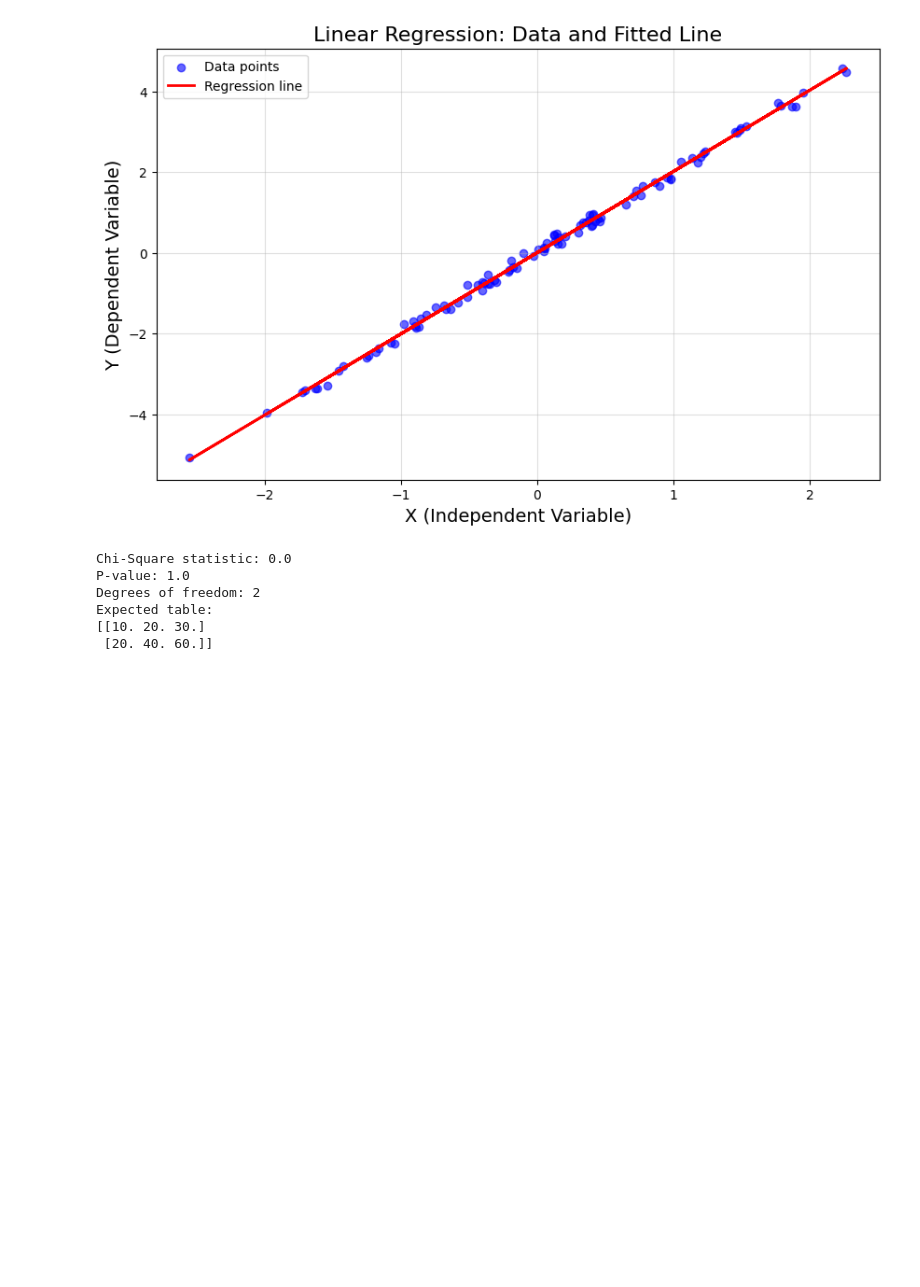
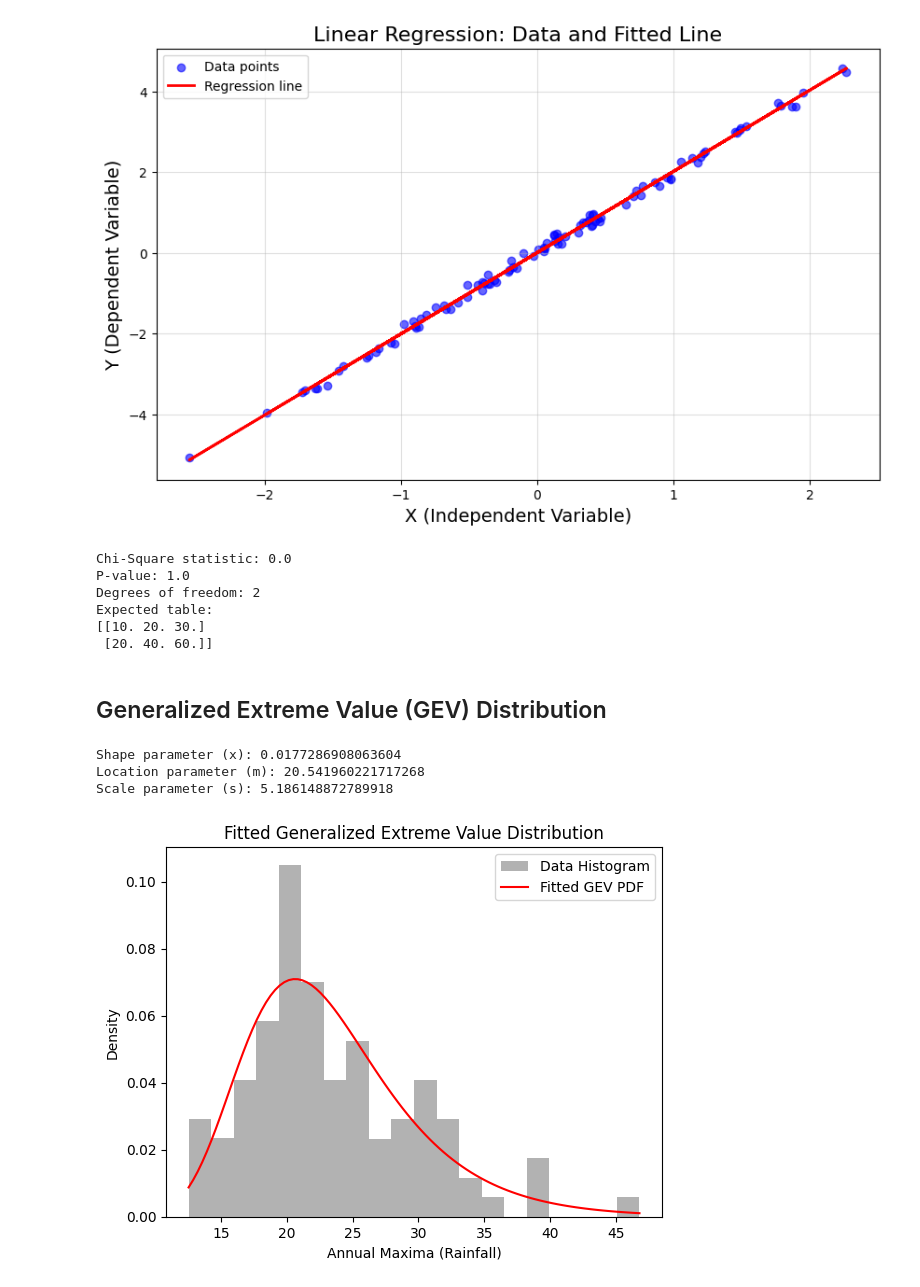
Before and after one commit to mghasemi19/Anomaly-detection-HEP, a Jupyter notebook: Tutorial1.ipynb, the cells around one changed output. Cells and saved outputs as stored; diff of their text form; code cells hidden in the pictures; blank space fills up the shorter version.

Commit message:
GEV and GPD examples

```diff
--- a/Tutorial1.ipynb
+++ b/Tutorial1.ipynb
@@ -350,3 +350,38 @@ Degrees of freedom: 2
 Expected table:
 [[10. 20. 30.]
  [20. 40. 60.]]
+# %% [markdown]
+## Generalized Extreme Value (GEV) Distribution
+# %%
+import numpy as np
+import matplotlib.pyplot as plt
+from scipy.stats import genextreme
+
+# Generate random data (simulating annual maxima of daily rainfall)
+np.random.seed(0)
+data = np.random.gumbel(loc=20, scale=5, size=100)  # Gumbel distribution example
+
+# Fit the GEV distribution
+shape, loc, scale = genextreme.fit(data)
+
+# Print fitted parameters
+print("Shape parameter (x):", shape)
+print("Location parameter (m):", loc)
+print("Scale parameter (s):", scale)
+
+# Plot the PDF and data histogram
+x = np.linspace(min(data), max(data), 100)
+pdf = genextreme.pdf(x, shape, loc, scale)
+
+plt.hist(data, bins=20, density=True, alpha=0.6, color='gray', label="Data Histogram")
+plt.plot(x, pdf, 'r-', label="Fitted GEV PDF")
+plt.xlabel("Annual Maxima (Rainfall)")
+plt.ylabel("Density")
+plt.legend()
+plt.title("Fitted Generalized Extreme Value Distribution")
+plt.show()
+# %% [output]
+Shape parameter (x): 0.0177286908063604
+Location parameter (m): 20.541960221717268
+Scale parameter (s): 5.186148872789918
+[figure, added]
```
